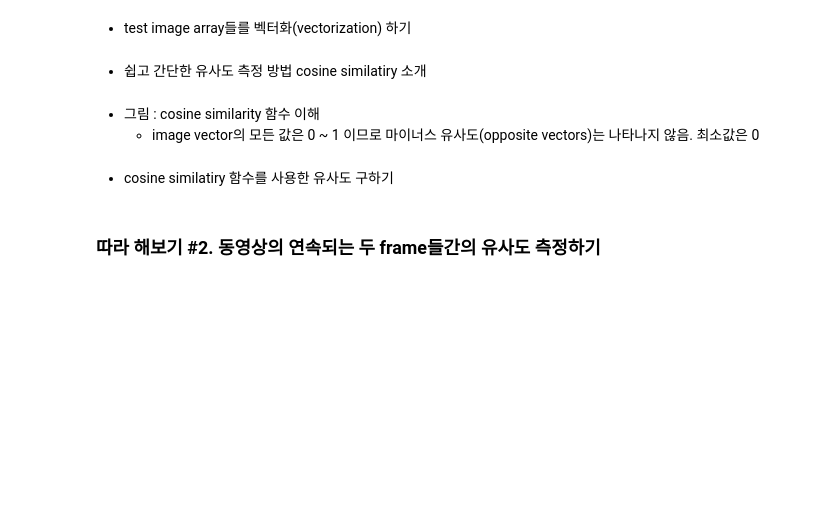
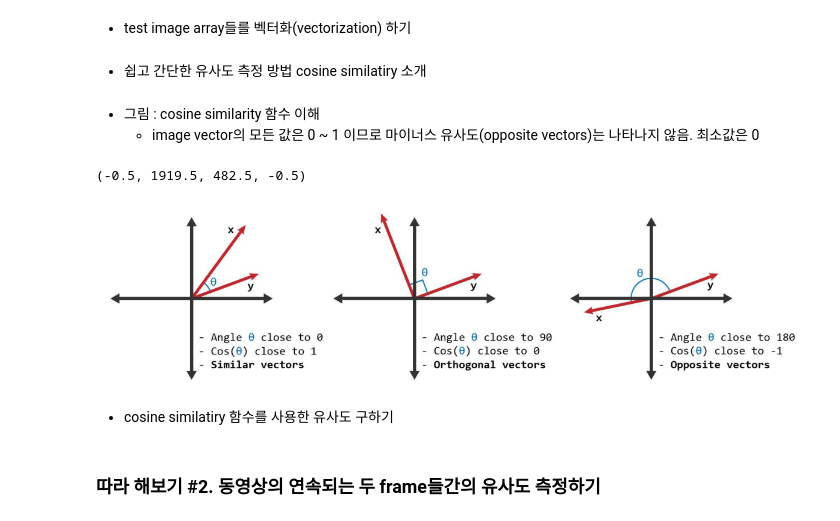
Before and after one commit to tanminkwan/py-lecture-2024, a Jupyter notebook: jupyter/실습06_image간 유사도 구하기.ipynb, the cells around one changed output. Drawn from its saved outputs; the diff is of its cells as text; code cells hidden in the pictures; blank space fills up the shorter version.

```diff
--- a/jupyter/실습06_image간 유사도 구하기.ipynb
+++ b/jupyter/실습06_image간 유사도 구하기.ipynb
@@ -154,14 +159,17 @@ def cos_sim(A, B):
 # %%
 # 그림 : cosine similarity 함수 이해
 import matplotlib.image as mpimg
 
 # Load an image file
-img = mpimg.imread('../media/cosine-similarity-vectors.jpg')
+img = mpimg.imread('../resources/cosine-similarity-vectors.jpg')
 
 # Display the image
 plt.figure(figsize=(15, 15))
 plt.imshow(img)
 plt.axis('off')
+# %% [output]
+(-0.5, 1919.5, 482.5, -0.5)
+[figure, added]
 # %% [markdown]
 - cosine similatiry 함수를 사용한 유사도 구하기
 # %%
```
Also changed, not shown: parts of 7 cells of this notebook, 8 other files.
